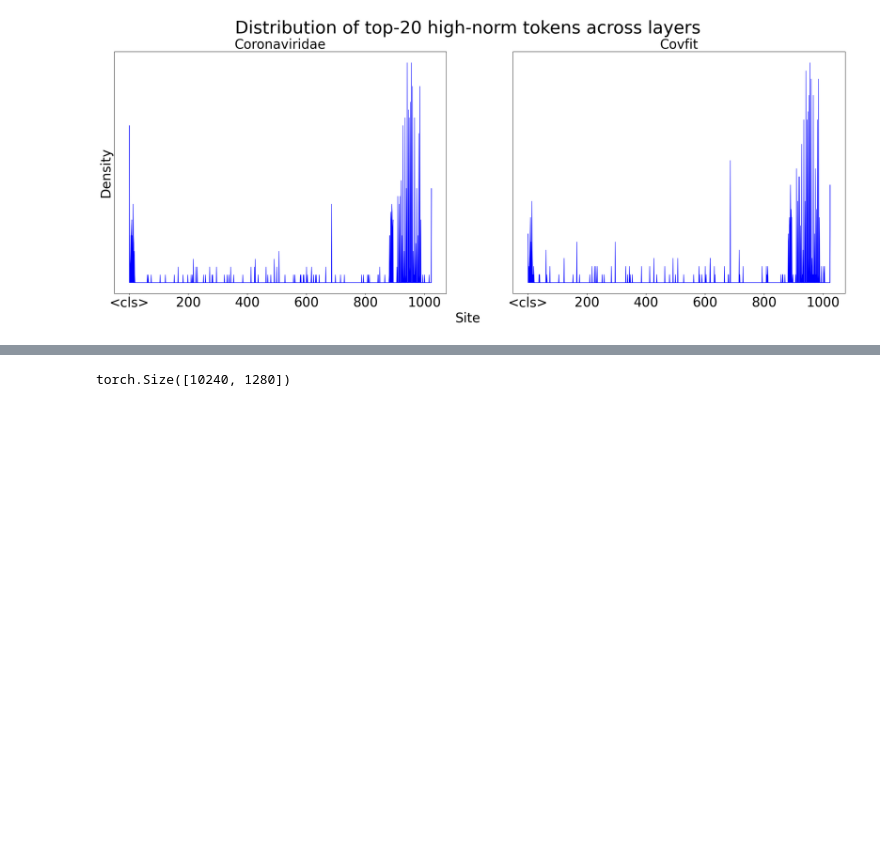
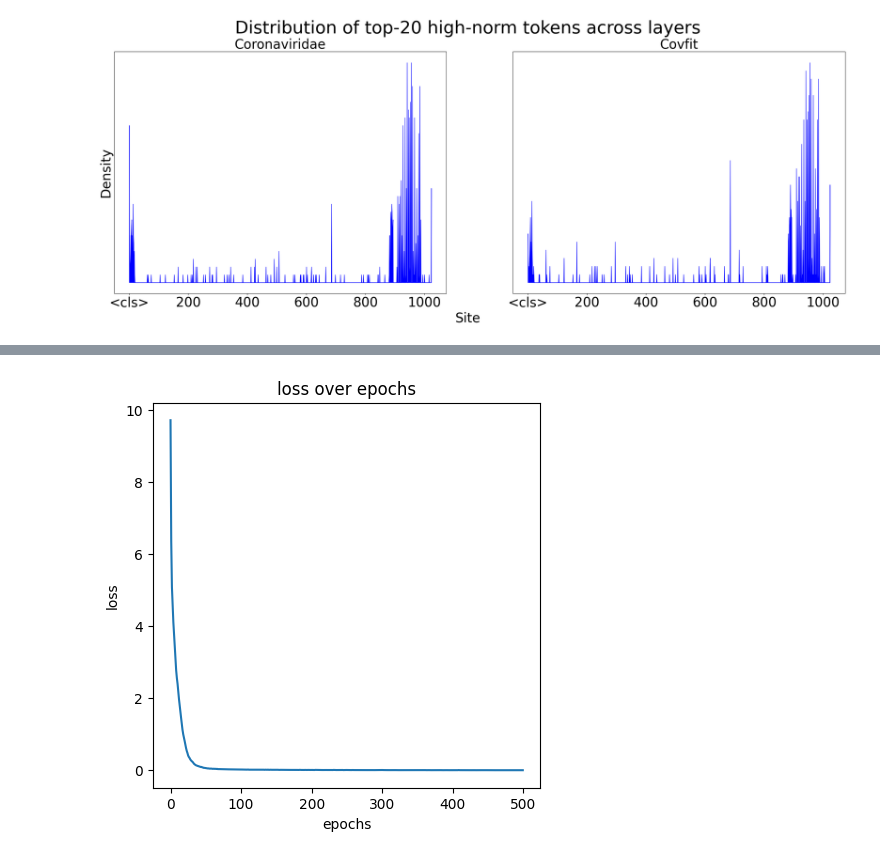
Before and after one commit to blab/mutational-embedding-vectors, a Jupyter notebook: notebooks/ex32_covarying_sites.ipynb, the cells around one changed output, grey strips where cells are left out. Cells and saved outputs as stored; diff of their text form; code cells hidden in the pictures; blank space fills up the shorter version.

```diff
--- a/notebooks/ex32_covarying_sites.ipynb
+++ b/notebooks/ex32_covarying_sites.ipynb
@@ -697,7 +703,7 @@ class LinearProbe(nn.Module):
         """
         super().__init__()
         self.weight = nn.Linear(input_dim, output_dim).to(device)
-        self.act = nn.Softmax(dim=-1)
+        self.act = nn.LogSoftmax(dim=-1)
 
     def forward(self, x):
         return self.act(self.weight(x))
@@ -706,18 +710,13 @@ test1, test2 = generate_batch()
-# %%
-test2.shape
-# %% [output]
-torch.Size([10240, 1280])
 # %%
-linear_probe = LinearProbe(hooked_esm.cfg.d_model, hooked_esm.cfg.d_vocab)
-loss_func = nn.CrossEntropyLoss()
+linear_probe = LinearProbe(hooked_esm.cfg.d_model, hooked_esm.cfg.d_vocab).to(device)
+loss_func = nn.NLLLoss(reduction="mean")
 optimizer = torch.optim.Adam(linear_probe.parameters(), lr=0.001)
 # %%
 losses = []
-n_epochs = 5000
-for epoch in range(n_epochs):
-    tok_gt, tok_embeds = generate_batch()
+n_epochs = 500
+for epoch in tqdm(range(n_epochs)):
+    tok_gt, tok_embeds = generate_batch(fixed_layer=21, n_batch=10)
     tok_pred = linear_probe(tok_embeds)
-    print(tok_pred.shape)
     loss = loss_func(tok_pred, tok_gt)
 
     loss.backward()
@@ -725,3 +724,17 @@ for epoch in range(n_epochs):
     optimizer.zero_grad()
 
     losses.append(loss.item())
+
+del tok_gt
+del tok_embeds
+del tok_pred
+torch.cuda.empty_cache()
+# %%
+fix, ax = plt.subplots(1,1,figsize=(5,5))
+ax.set_title("loss over epochs")
+ax.set_ylabel("loss")
+ax.set_xlabel("epochs")
+ax.plot(np.arange(len(losses)), losses)
+plt.show()
+# %% [output]
+[figure, added]
```
Also changed, not shown: parts of 21 cells of this notebook, 6 other files.
